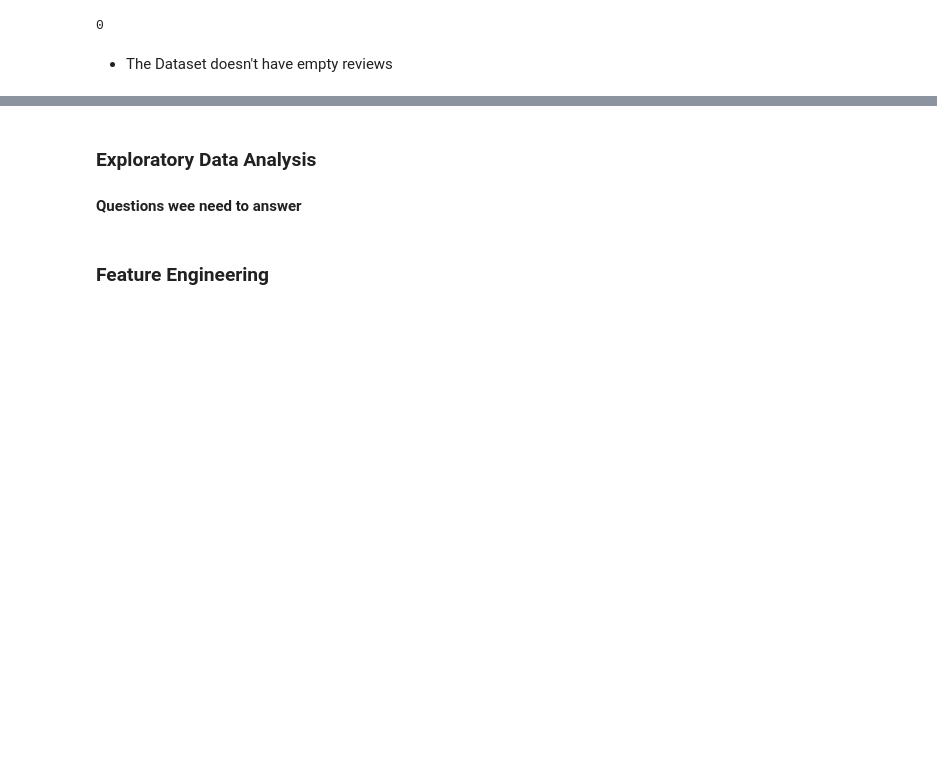
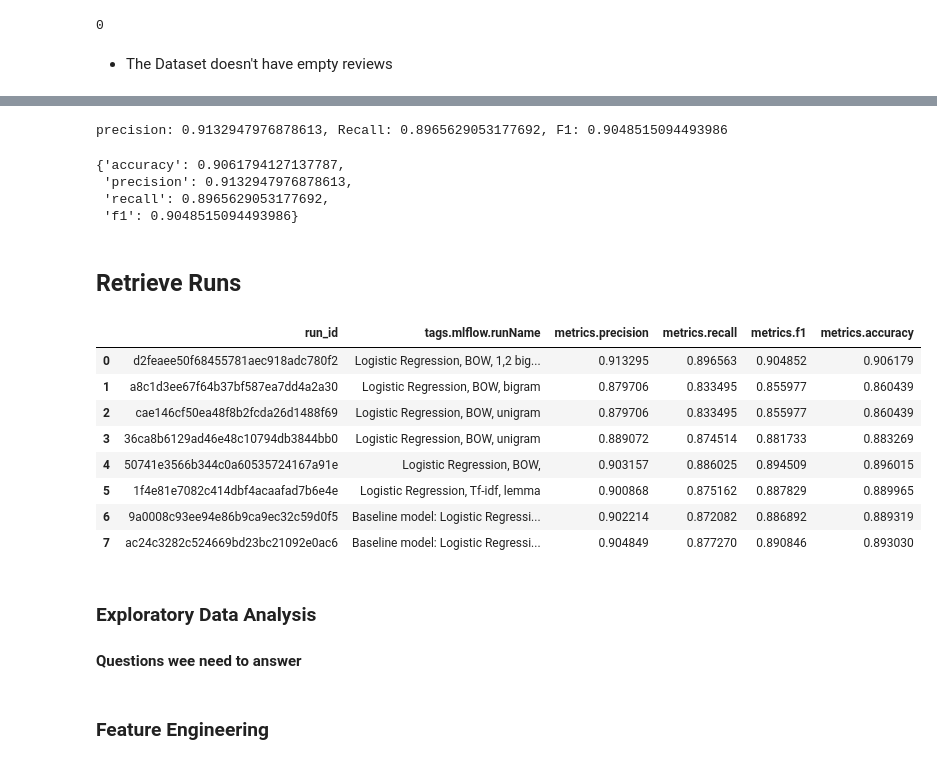
Before and after one commit to AlyAEE/IMDB-Reviews-Sentiment-Analysis-Project, a Jupyter notebook: NoteBooks/IMDB Reviews Sentiment Analysis.ipynb, the cells around one changed output, grey strips where cells are left out. Drawn from its saved outputs; the diff is of its cells as text; code cells hidden in the pictures; blank space fills up the shorter version.

Commit message:
Tried Lemmatization,stemming, Text representation: tf-idf, BOW and intialized mlflow

```diff
--- a/NoteBooks/IMDB Reviews Sentiment Analysis.ipynb
+++ b/NoteBooks/IMDB Reviews Sentiment Analysis.ipynb
@@ -25,4 +25,11 @@ https://www.kaggle.com/datasets/lakshmi25npathi/imdb-dataset-of-50k-movie-review
 # %%
 DATA_PATH = '../Data/Raw/IMDB Dataset.csv'
 PREPROCESSED_PATH = "../Data/Processed/preprocessed_df.pkl"
+
+MLFLOW_TRACKING_URI = '../Models/mlruns'
+MLFLOW_EXPERIMENT_NAME = "imdb_review_sentiment_analysis"
+LOG_PATH = "../Models/temp/"
+LOG_DATA_PKL    =  "data.pkl"
+LOG_MODEL_PKL   =  "model.pkl"
+LOG_METRICS_PKL =  "metrics.pkl"
 # %% [markdown]
@@ -164,0 +319,6 @@ beautiful film set in 1962 hong kong about a man (mr. chow) and woman (mrs. chan
+# %%
+# Initialize client and experiment
+mlflow.set_tracking_uri(MLFLOW_TRACKING_URI)
+client = MlflowClient()
+mlflow.set_experiment(MLFLOW_EXPERIMENT_NAME)
+exp = client.get_experiment_by_name(MLFLOW_EXPERIMENT_NAME)
@@ -164,0 +363,7 @@ beautiful film set in 1962 hong kong about a man (mr. chow) and woman (mrs. chan
+# %%
+recall= recall_score(y_test, y_pred, average="binary", pos_label="negative")
+precision = precision_score(y_test, y_pred, average="binary", pos_label="negative")
+f1 = f1_score(y_test, y_pred, average="binary", pos_label="negative")
+print(f"precision: {precision}, Recall: {recall}, F1: {f1}")
+# %% [output]
+precision: 0.9132947976878613, Recall: 0.8965629053177692, F1: 0.9048515094493986
@@ -164,0 +375,7 @@ beautiful film set in 1962 hong kong about a man (mr. chow) and woman (mrs. chan
+# %%
+scores
+# %% [output]
+{'accuracy': 0.9061794127137787,
+ 'precision': 0.9132947976878613,
+ 'recall': 0.8965629053177692,
+ 'f1': 0.9048515094493986}
@@ -165,3 +391,18 @@ beautiful film set in 1962 hong kong about a man (mr. chow) and woman (mrs. chan
+# %% [markdown]
+## Retrieve Runs
+# %%
+runs = mlflow.search_runs([exp.experiment_id])
+runs[['run_id','tags.mlflow.runName','metrics.precision','metrics.recall','metrics.f1','metrics.accuracy']]
+# %% [output]
+|  | run_id | tags.mlflow.runName | metrics.precision | metrics.recall | metrics.f1 | metrics.accuracy |
+| 0 | d2feaee50f68455781aec918adc780f2 | Logistic Regression, BOW, 1,2 big... | 0.913295 | 0.896563 | 0.904852 | 0.906179 |
+| 1 | a8c1d3ee67f64b37bf587ea7dd4a2a30 | Logistic Regression, BOW, bigram | 0.879706 | 0.833495 | 0.855977 | 0.860439 |
+| 2 | cae146cf50ea48f8b2fcda26d1488f69 | Logistic Regression, BOW, unigram | 0.879706 | 0.833495 | 0.855977 | 0.860439 |
+| 3 | 36ca8b6129ad46e48c10794db3844bb0 | Logistic Regression, BOW, unigram | 0.889072 | 0.874514 | 0.881733 | 0.883269 |
+| 4 | 50741e3566b344c0a60535724167a91e | Logistic Regression, BOW, | 0.903157 | 0.886025 | 0.894509 | 0.896015 |
+| 5 | 1f4e81e7082c414dbf4acaafad7b6e4e | Logistic Regression, Tf-idf, lemma | 0.900868 | 0.875162 | 0.887829 | 0.889965 |
+| 6 | 9a0008c93ee94e86b9ca9ec32c59d0f5 | Baseline model: Logistic Regressi... | 0.902214 | 0.872082 | 0.886892 | 0.889319 |
+| 7 | ac24c3282c524669bd23bc21092e0ac6 | Baseline model: Logistic Regressi... | 0.904849 | 0.877270 | 0.890846 | 0.893030 |
 # %% [markdown]
 ### Exploratory Data Analysis
 #### Questions wee need to answer
```
Also changed, not shown: parts of 52 cells of this notebook, 7 other files.
